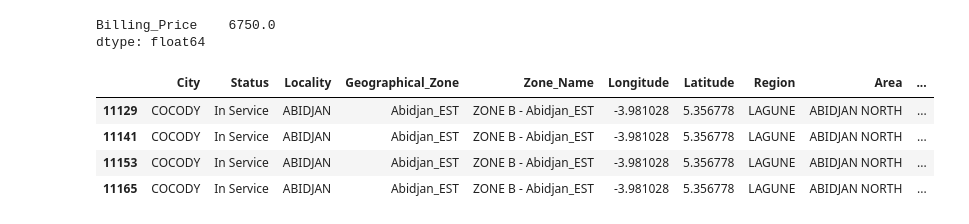
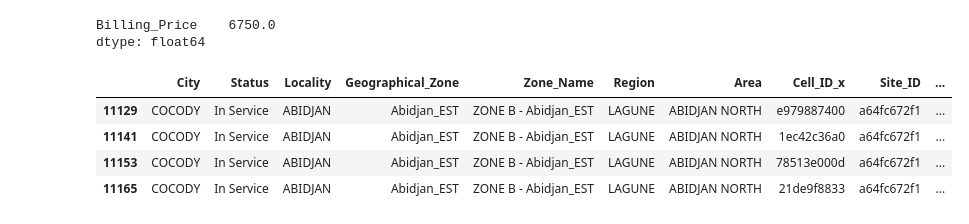
Before and after one commit to Ruthmwaura/week3_ds_ip, a Jupyter notebook: week_3_project.ipynb, the cells around one changed output. Drawn from its saved outputs; the diff is of its cells as text; code cells hidden in the pictures.

```diff
--- a/week_3_project.ipynb
+++ b/week_3_project.ipynb
@@ -125,6 +136,6 @@ CDR_joined
 # %%
 #DROPPING IRRELEVANT COLUMNS
-#WE WILL NOT NEED THE COUNTRIES  AND CELL ON SITE
-CDR_joined.drop(columns= ['Country_A', 'Country_B', 'Cell_On_Site'], inplace=True)
+#WE WILL NOT NEED THE COUNTRIES  DATE TIME AND CELL ON SITE
+CDR_joined.drop(columns= ['Country_A', 'Date_Time' ,'Country_B', 'Cell_On_Site'], inplace=True)
 CDR_joined.head()
 # %% [output]
@@ -177,4 +187,0 @@ CDR_joined
-# %%
-#change date column format from string to date_time (according to the description)
-CDR_joined['Date_Time'] = pd.to_datetime(CDR_joined['Date_Time'])
-CDR_joined
@@ -244,3 +219,7 @@ CDR_Geo.head()
 | 2 | ABOBO | In Service | ABIDJAN | Abidjan_NORD | ZONE E - Abidjan_NORD | -4.014139 | 5.4335 | LAGUNE | ABIDJAN NORTH | ... |
 | 3 | ABOBO | In Service | ABIDJAN | Abidjan_NORD | ZONE E - Abidjan_NORD | -4.014139 | 5.4335 | LAGUNE | ABIDJAN NORTH | ... |
 | 4 | ABOBO | In Service | ABIDJAN | Abidjan_NORD | ZONE E - Abidjan_NORD | -4.014139 | 5.4335 | LAGUNE | ABIDJAN NORTH | ... |
+# %%
+#DROPPING IRRELEVANT COLUMNS
+CDR_Geo.drop(columns= ['Longitude', 'Latitude' ,'Party_A_Number', 'Party_B_Number'], inplace=True)
+CDR_Geo.head()
@@ -250,0 +243,4 @@ call_product=
+# %%
+#finding cities that use voice product
+call_product=CDR_Geo[CDR_Geo['Product'] == 'Voice']
+call_product.head()
@@ -256,10 +259,10 @@ CDR_Geo[['Billing_Price']].max()
 Billing_Price    6750.0
 dtype: float64
 # %%
-CDR_Geo[CDR_Geo['Billing_Price'] == 6750.0]
+call_product[call_product['Billing_Price'] == 6750.0]
 # %% [output]
-|  | City | Status | Locality | Geographical_Zone | Zone_Name | Longitude | Latitude | Region | Area | ... |
-| 11129 | COCODY | In Service | ABIDJAN | Abidjan_EST | ZONE B - Abidjan_EST | -3.981028 | 5.356778 | LAGUNE | ABIDJAN NORTH | ... |
-| 11141 | COCODY | In Service | ABIDJAN | Abidjan_EST | ZONE B - Abidjan_EST | -3.981028 | 5.356778 | LAGUNE | ABIDJAN NORTH | ... |
-| 11153 | COCODY | In Service | ABIDJAN | Abidjan_EST | ZONE B - Abidjan_EST | -3.981028 | 5.356778 | LAGUNE | ABIDJAN NORTH | ... |
-| 11165 | COCODY | In Service | ABIDJAN | Abidjan_EST | ZONE B - Abidjan_EST | -3.981028 | 5.356778 | LAGUNE | ABIDJAN NORTH | ... |
+|  | City | Status | Locality | Geographical_Zone | Zone_Name | Region | Area | Cell_ID_x | Site_ID | ... |
+| 11129 | COCODY | In Service | ABIDJAN | Abidjan_EST | ZONE B - Abidjan_EST | LAGUNE | ABIDJAN NORTH | e979887400 | a64fc672f1 | ... |
+| 11141 | COCODY | In Service | ABIDJAN | Abidjan_EST | ZONE B - Abidjan_EST | LAGUNE | ABIDJAN NORTH | 1ec42c36a0 | a64fc672f1 | ... |
+| 11153 | COCODY | In Service | ABIDJAN | Abidjan_EST | ZONE B - Abidjan_EST | LAGUNE | ABIDJAN NORTH | 78513e000d | a64fc672f1 | ... |
+| 11165 | COCODY | In Service | ABIDJAN | Abidjan_EST | ZONE B - Abidjan_EST | LAGUNE | ABIDJAN NORTH | 21de9f8833 | a64fc672f1 | ... |
```
Also changed, not shown: parts of 20 cells of this notebook.
